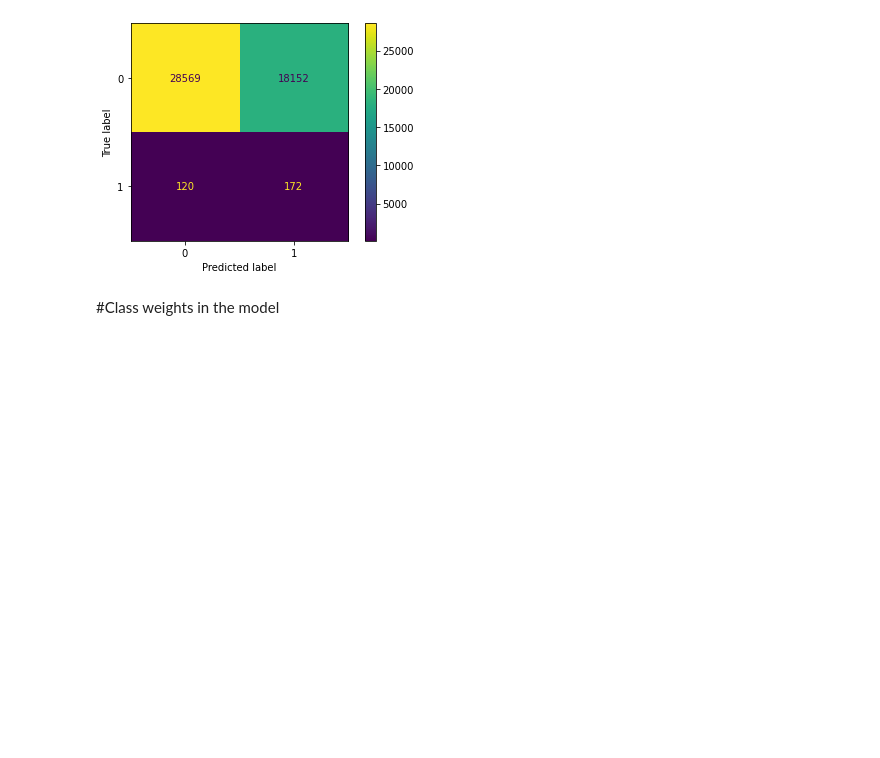
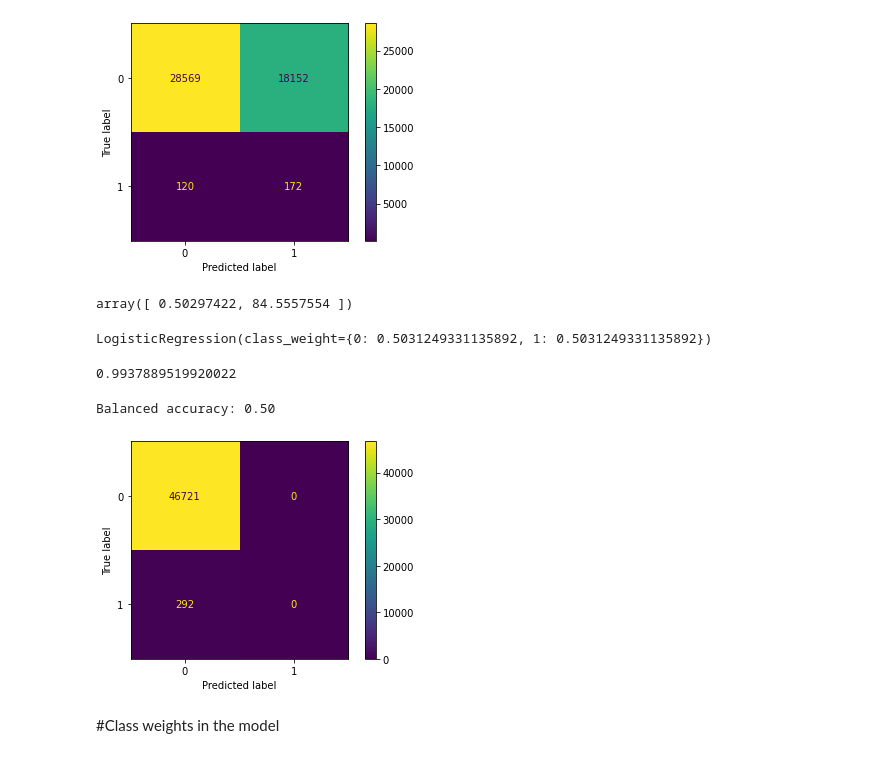
Before and after one commit to Alvaroguijarro97/ML_Group_Project, a Jupyter notebook: Dataframes_combined.ipynb, the cells around one changed output. Saved outputs shown, nothing was run; the diff lists cells and outputs as text; code cells hidden in the pictures; blank space fills up the shorter version.

Commit message:
expirementing with compute_class_weight

```diff
--- a/Dataframes_combined.ipynb
+++ b/Dataframes_combined.ipynb
@@ -509,6 +509,45 @@ from sklearn.metrics import ConfusionMatrixDisplay
 _ = ConfusionMatrixDisplay.from_estimator(classifier, X_test, y_test)
 # %% [output]
 [figure]
+# %%
+# class_weights using the distribution of the y variable, using sklearn
+
+from sklearn.utils.class_weight import compute_class_weight
+classes = np.unique(y)
+class_weights = compute_class_weight(class_weight = "balanced", classes= np.unique(y_train), y= y_train)
+class_weights
+# %% [output]
+array([ 0.50297422, 84.5557554 ])
+# %%
+# computing Logistic Regression Model
+classifier_class_weights = LogisticRegression(class_weight={0:class_weights[0],1:class_weights[0]})
+classifier_class_weights.fit(X_train, y_train)
+# %% [output]
+LogisticRegression(class_weight={0: 0.5031249331135892, 1: 0.5031249331135892})
+# %%
+# LogisticRegression .score in order to compute the accuracy score.
+classifier.score(X_test, y_test)
+# %% [output]
+0.9937889519920022
+# %%
+# Using 'balanced accuracy' metric  which in binary and multiclass classification problems is used to deal with imbalanced datasets.
+# It is defined as the average of recall obtained on each class.
+
+from sklearn.metrics import balanced_accuracy_score
+
+target_predicted = classifier.predict(X_test)
+
+balanced_accuracy = balanced_accuracy_score(y_test, target_predicted)
+print(f"Balanced accuracy: {balanced_accuracy:.2f}")
+# %% [output]
+Balanced accuracy: 0.50
+# %%
+# Confusion Matrix
+from sklearn.metrics import ConfusionMatrixDisplay
+
+_ = ConfusionMatrixDisplay.from_estimator(classifier, X_test, y_test)
+# %% [output]
+[figure, added]
 # %% [markdown]
 #Class weights in the model
 # %%
```
Also changed, not shown: parts of 1 cell of this notebook.
